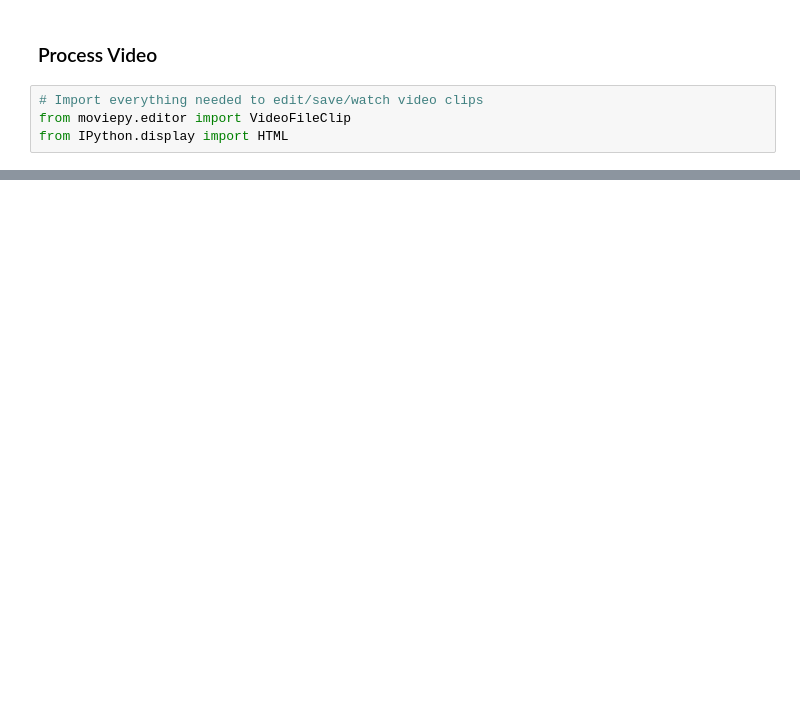
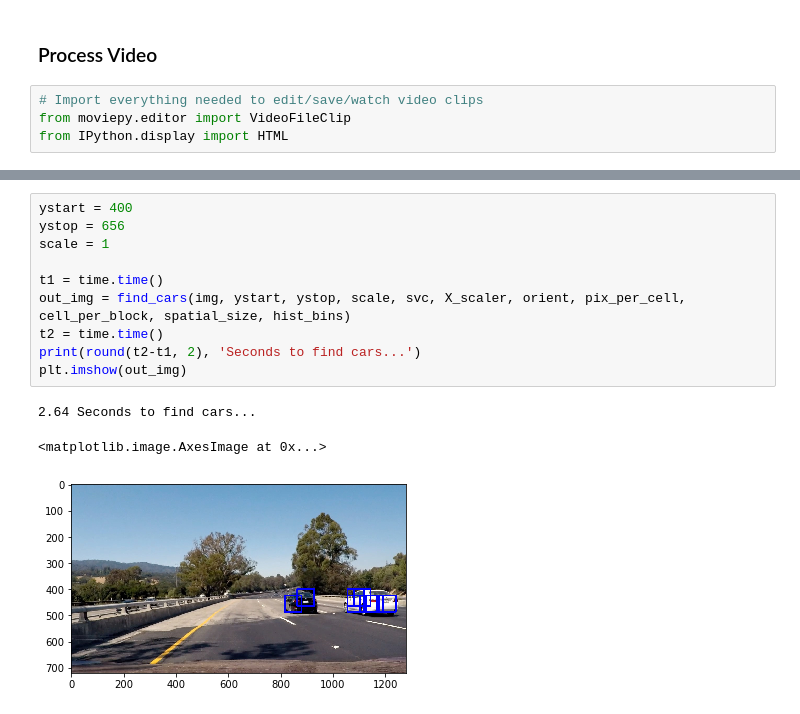
Before and after one commit to RyannnG/CarND-Vehicle-Detection, a Jupyter notebook: Vehicle Detection3.ipynb, the cells around one changed output, grey strips where cells are left out. Saved outputs shown, nothing was run; the diff lists cells and outputs as text; blank space fills up the shorter version.

```diff
--- a/Vehicle Detection3.ipynb
+++ b/Vehicle Detection3.ipynb
@@ -954,0 +1089,14 @@ HTML("""
+# %%
+ystart = 400
+ystop = 656
+scale = 1
+
+t1 = time.time()
+out_img = find_cars(img, ystart, ystop, scale, svc, X_scaler, orient, pix_per_cell, cell_per_block, spatial_size, hist_bins)
+t2 = time.time()
+print(round(t2-t1, 2), 'Seconds to find cars...')
+plt.imshow(out_img)
+# %% [output]
+2.64 Seconds to find cars...
+<matplotlib.image.AxesImage at 0x...>
+[figure, added]
```
Also changed, not shown: parts of 20 cells of this notebook, 1 other file.
